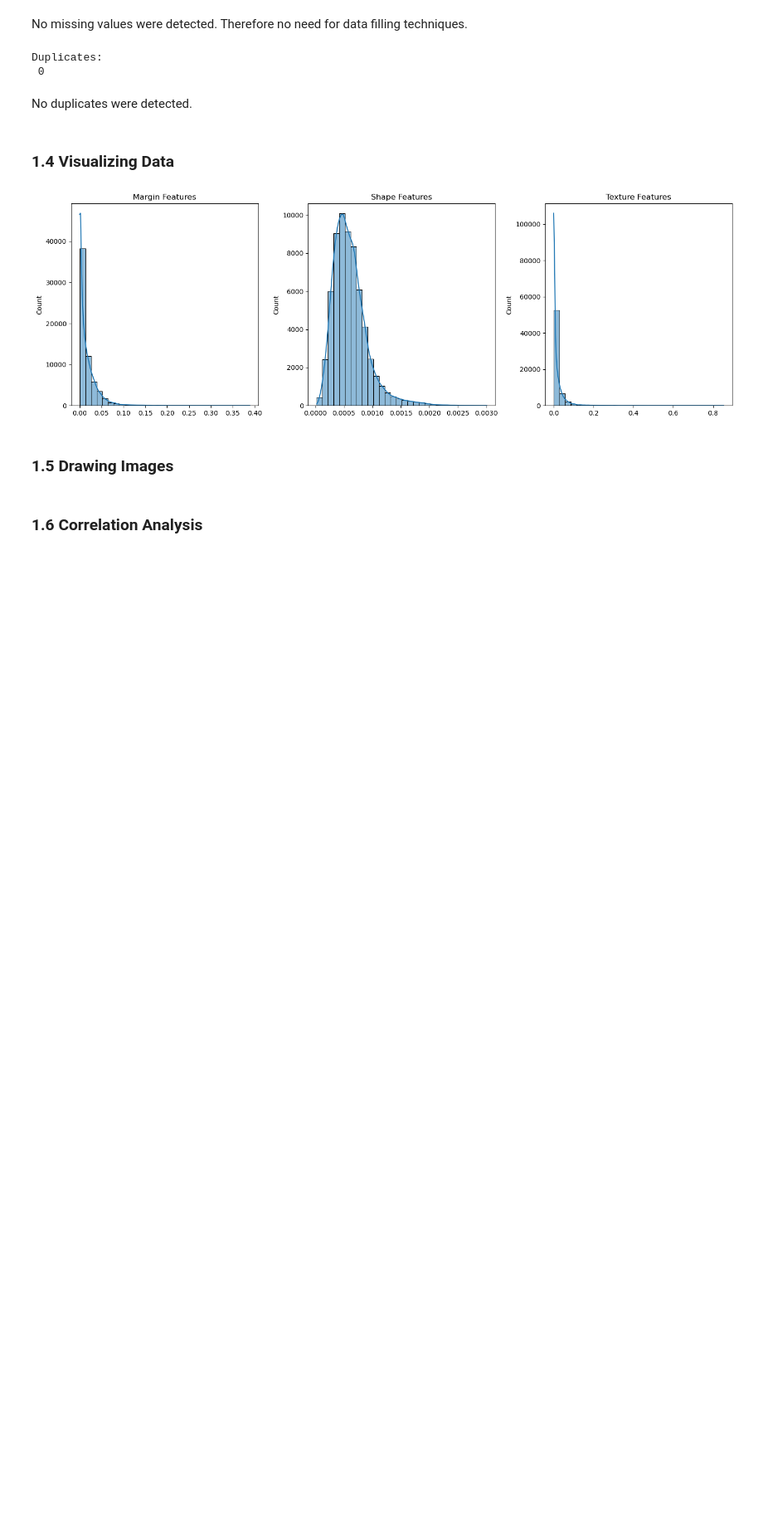
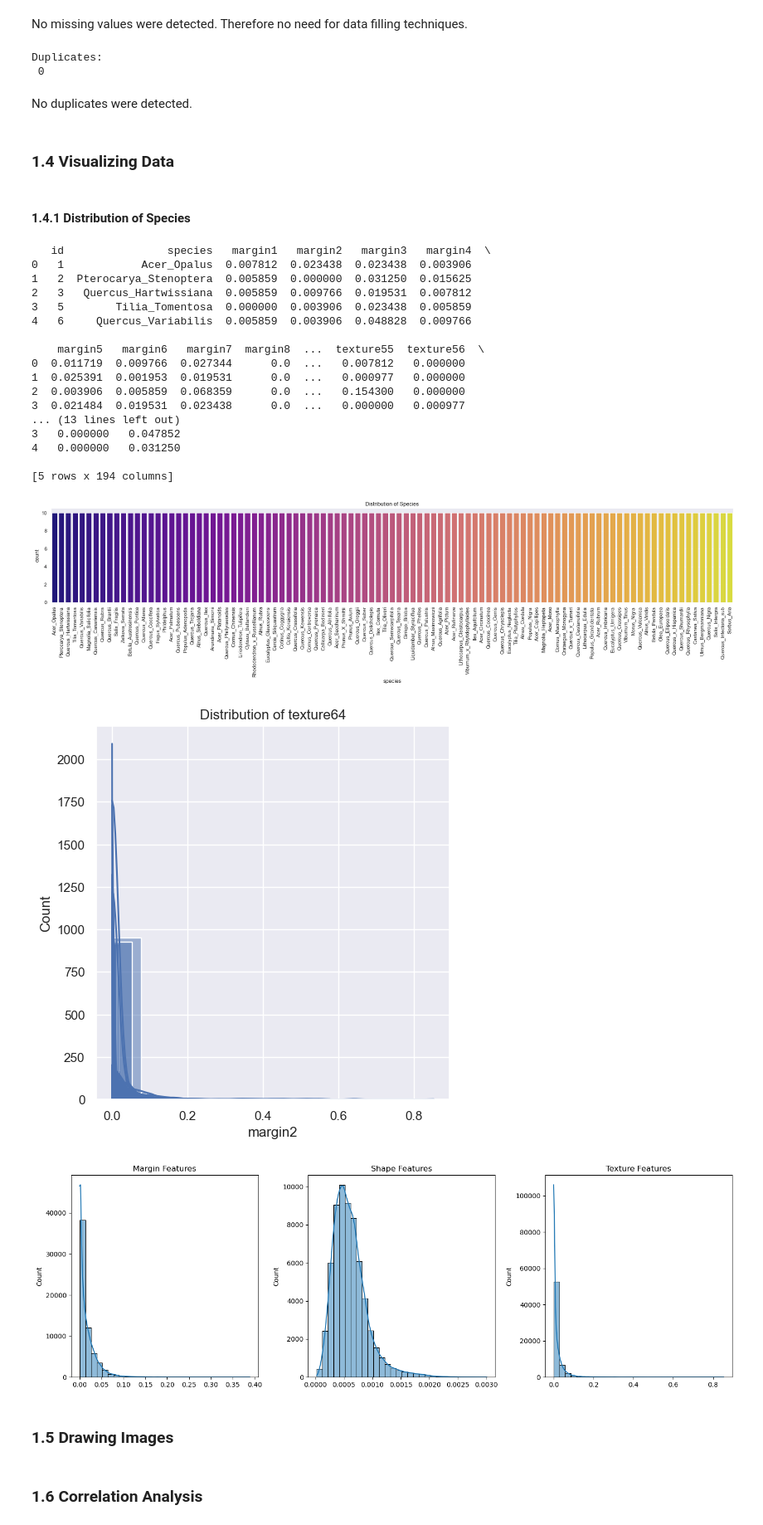
Before and after one commit to roaaelalfy/LeafClassfication, a Jupyter notebook: leaf-classification.ipynb, the cells around one changed output. Shown at 83% size. Cells and saved outputs as stored; diff of their text form; code cells hidden in the pictures; blank space fills up the shorter version.

```diff
--- a/leaf-classification.ipynb
+++ b/leaf-classification.ipynb
@@ -62,3 +62,56 @@ Duplicates:
 No duplicates were detected.
 # %% [markdown]
 ### 1.4 Visualizing Data
+# %% [markdown]
+#### 1.4.1 Distribution of Species
+# %%
+import pandas as pd
+import matplotlib.pyplot as plt
+import seaborn as sns
+
+
+# Display the first few rows of the dataset
+print(df.head())
+
+# Check the distribution of the target variable (class labels)
+plt.figure(figsize=(22, 6))
+sns.countplot(x='species', data=df, palette='inferno')
+plt.title('Distribution of Species')
+plt.xticks(rotation=90)
+plt.margins(x=0.0009)
+plt.subplots_adjust(bottom=0.2)
+plt.tight_layout()
+plt.show()
+
+
+# Visualize feature distributions
+feature_columns = df.columns[3:]  # Exclude the last column (target variable)
+
+plt.figure(figsize=(20, 20))
+for i, feature in enumerate(feature_columns, 1):
+    plt.subplot(4, 4, 16)
+    sns.histplot(df[feature], kde=True)
+    plt.title(f'Distribution of {feature}')
+
+plt.tight_layout()
+plt.show()
+# %% [output]
+   id                species   margin1   margin2   margin3   margin4  \
+0   1            Acer_Opalus  0.007812  0.023438  0.023438  0.003906
+1   2  Pterocarya_Stenoptera  0.005859  0.000000  0.031250  0.015625
+2   3   Quercus_Hartwissiana  0.005859  0.009766  0.019531  0.007812
+3   5        Tilia_Tomentosa  0.000000  0.003906  0.023438  0.005859
+4   6     Quercus_Variabilis  0.005859  0.003906  0.048828  0.009766
+
+    margin5   margin6   margin7  margin8  ...  texture55  texture56  \
+0  0.011719  0.009766  0.027344      0.0  ...   0.007812   0.000000
+1  0.025391  0.001953  0.019531      0.0  ...   0.000977   0.000000
+2  0.003906  0.005859  0.068359      0.0  ...   0.154300   0.000000
+3  0.021484  0.019531  0.023438      0.0  ...   0.000000   0.000977
+... (13 lines left out)
+3   0.000000   0.047852
+4   0.000000   0.031250
+
+[5 rows x 194 columns]
+[figure, added]
+[figure, added]
```
Also changed, not shown: parts of 2 cells of this notebook.
